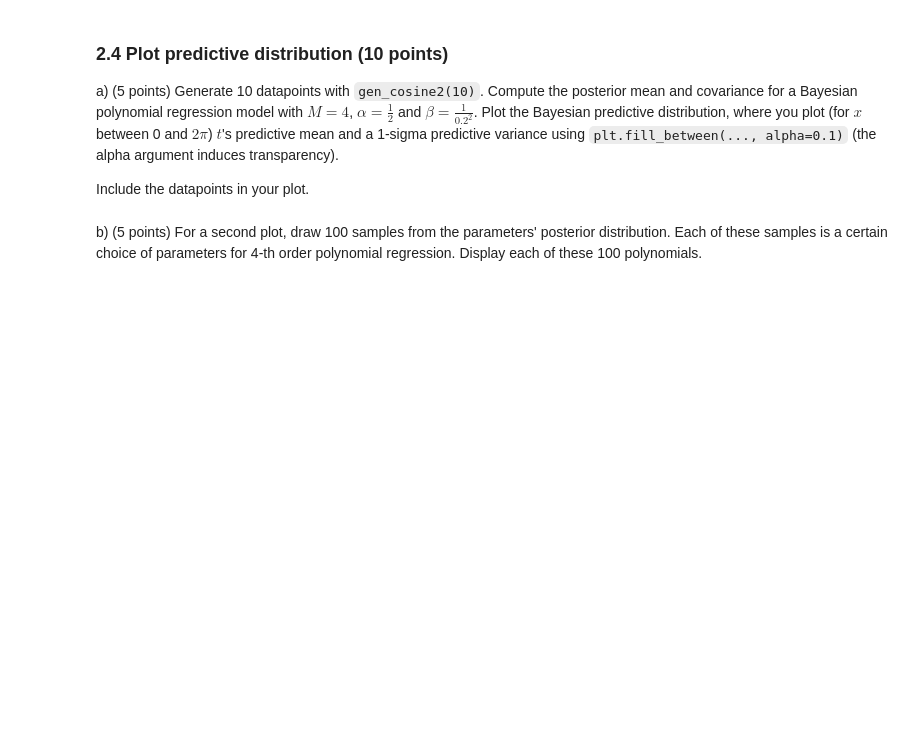
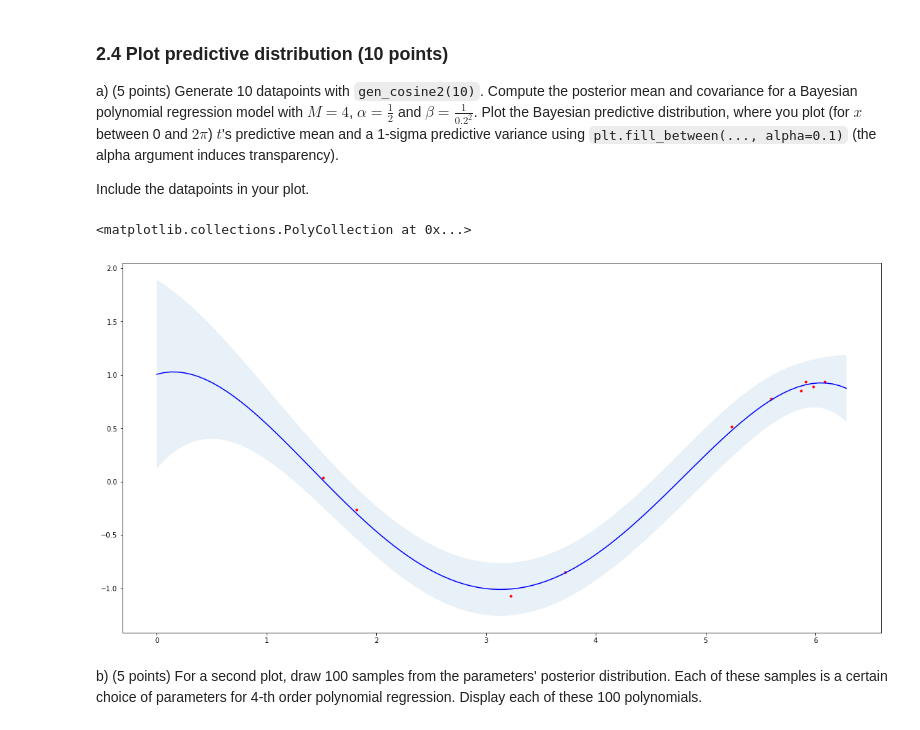
Before and after one commit to Kaleidophon/-friendly-octo-palm-tree, a Jupyter notebook: lab1.ipynb, the cells around one changed output. Saved outputs shown, nothing was run; the diff lists cells and outputs as text; code cells hidden in the pictures; blank space fills up the shorter version.

```diff
--- a/lab1.ipynb
+++ b/lab1.ipynb
@@ -331,3 +319,12 @@ def fit_polynomial_bayes(x, t, M, alpha, beta):
+# %%
+def fit_polynomial_bayes(x, t, M, alpha, beta):
+    Phi = designmatrix(x, M)
+    Phi_T = np.transpose(Phi)
+    Phi_sq = np.dot(Phi_T, Phi)
+    S = np.linalg.inv(alpha * np.identity(len(Phi_sq)) + beta * Phi_sq)
+    m = np.dot(np.dot(beta * S, Phi_T), t)
+
+    return m, S, Phi
 # %%
 ### Test your function
 N = 10
@@ -353,12 +350,17 @@ $$ \sigma_N^2 = \frac{1}{\beta} + \phi(\bx)^T \bS_N \phi(\bx) $$
 where $\phi(\bx)$ are the computed features for a new datapoint $\bx$, and $t$ is the predicted variable for datapoint $\bx$.
 
 Write a function that `predict_polynomial_bayes(x, m, S, beta)` that returns the predictive mean, variance and design matrix $\bPhi$ given a new datapoint `x`, posterior mean `m`, posterior variance `S` and a choice of model variance `beta`.
-# %%
-def predict_polynomial_bayes(x, m, S, beta):
-    # YOUR CODE HERE
-    raise NotImplementedError()
-
-    return mean, sigma, Phi
+# %%
+def predict_polynomial_bayes(x, m, S, beta):
+    Phi = designmatrix(x, len(m)-1)
+    Phi_t = np.transpose(Phi)
+
+    variance = np.array([1 / beta + np.dot(np.dot(phi.T, S), phi) for phi in Phi])
+
+    m_T = np.transpose(m)
+    mean = np.dot(Phi, m_T)
+
+    return mean, variance, Phi
 # %%
 ### Test your function
 np.random.seed(5)
@@ -385,3 +384,24 @@ raise NotImplementedError()
+# %%
+N = 10
+x, t = gen_cosine2(N)
+M = 4
+alpha = 1/2
+beta = 1/(0.2**2)
+
+m, S, Phi = fit_polynomial_bayes(x, t, M, alpha, beta)
+
+x_ = np.linspace(0, 2*math.pi, 100)
+mean, variance, Phi = predict_polynomial_bayes(x_, m, S, beta)
+
+std_dev = np.sqrt(variance)
+
+# plt.plot(x_, np.cos(x_), color='red')
+plt.plot(x, t, '.', color='red')
+plt.plot(x_, mean, color='blue')
+plt.fill_between(x_, mean-std_dev, mean+std_dev, alpha=0.1)
+# %% [output]
+<matplotlib.collections.PolyCollection at 0x...>
+[figure, added]
 # %% [markdown]
 b) (5 points) For a second plot, draw 100 samples from the parameters' posterior distribution. Each of these samples is a certain choice of parameters for 4-th order polynomial regression.
 Display each of these 100 polynomials.
```
Also changed, not shown: parts of 14 cells of this notebook.
